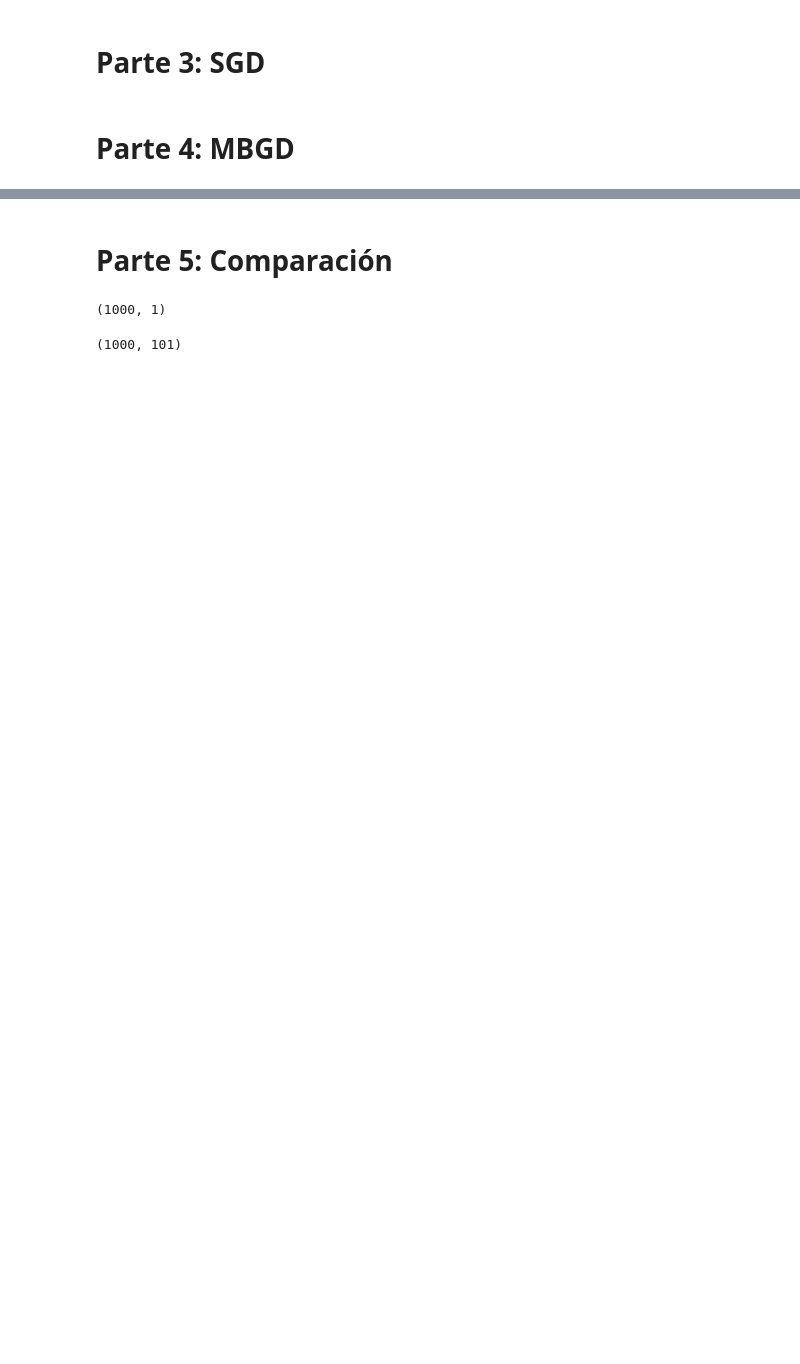
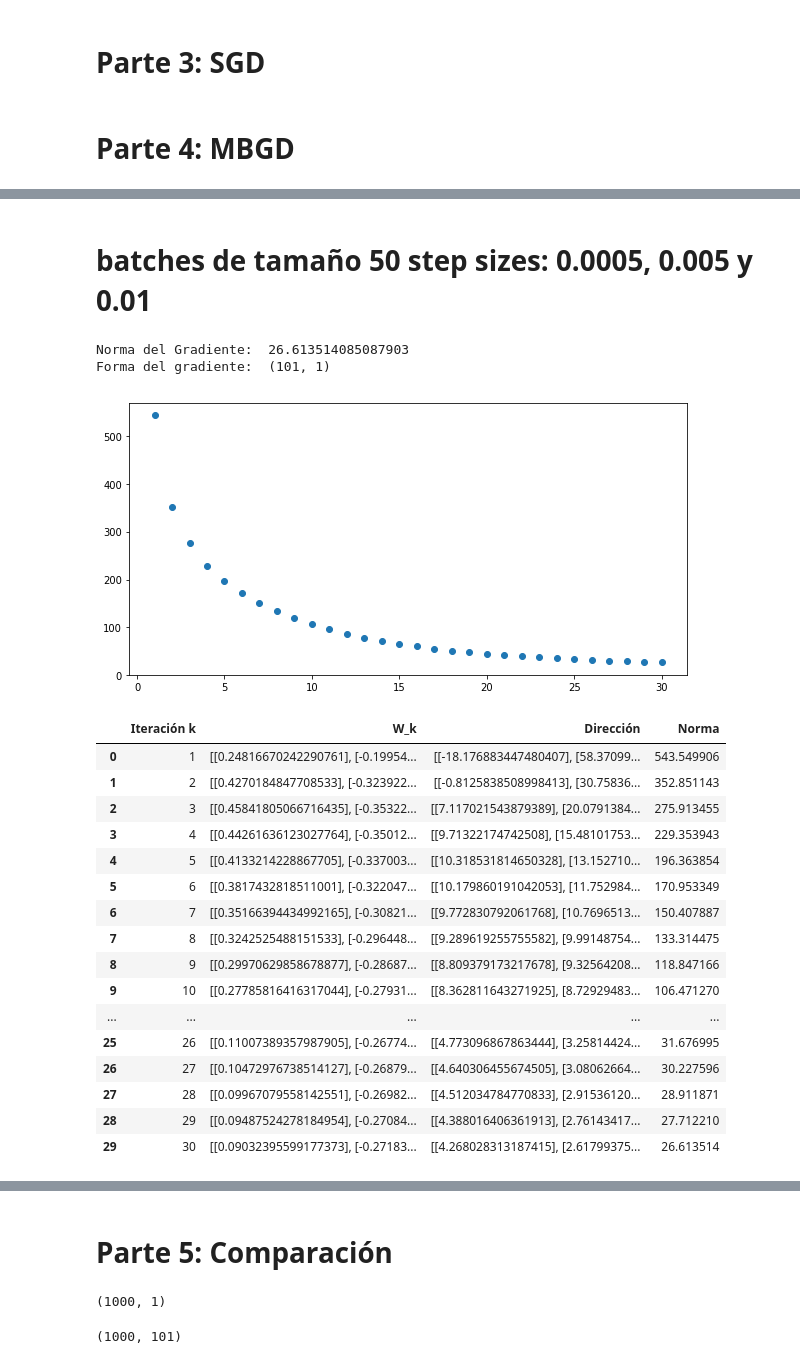
Before and after one commit to jmeonov201/Algoritmos-en-la-Ciencia-de-Datos, a Jupyter notebook: Laboratorio 3/Untitled.ipynb, the cells around one changed output, grey strips where cells are left out. Drawn from its saved outputs; the diff is of its cells as text; code cells hidden in the pictures; blank space fills up the shorter version.

```diff
--- a/Laboratorio 3/Untitled.ipynb
+++ b/Laboratorio 3/Untitled.ipynb
@@ -226,0 +373,26 @@ plt.show()
+# %% [markdown]
+# batches de tamaño 50 step sizes: 0.0005, 0.005 y 0.01
+# %%
+T_10, i_10, nor_10 = MBGD(y,w_nulo,x,50,tol=0.001102,epochs=30,lr=0.0005)
+T_10
+# %% [output]
+Norma del Gradiente:  26.613514085087903
+Forma del gradiente:  (101, 1)
+[figure, added]
+|  | Iteración k | W_k | Dirección | Norma |
+| 0 | 1 | [[0.24816670242290761], [-0.19954... | [[-18.176883447480407], [58.37099... | 543.549906 |
+| 1 | 2 | [[0.4270184847708533], [-0.323922... | [[-0.8125838508998413], [30.75836... | 352.851143 |
+| 2 | 3 | [[0.45841805066716435], [-0.35322... | [[7.117021543879389], [20.0791384... | 275.913455 |
+| 3 | 4 | [[0.44261636123027764], [-0.35012... | [[9.71322174742508], [15.48101753... | 229.353943 |
+| 4 | 5 | [[0.4133214228867705], [-0.337003... | [[10.318531814650328], [13.152710... | 196.363854 |
+| 5 | 6 | [[0.3817432818511001], [-0.322047... | [[10.179860191042053], [11.752984... | 170.953349 |
+| 6 | 7 | [[0.35166394434992165], [-0.30821... | [[9.772830792061768], [10.7696513... | 150.407887 |
+| 7 | 8 | [[0.3242525488151533], [-0.296448... | [[9.289619255755582], [9.99148754... | 133.314475 |
+| 8 | 9 | [[0.29970629858678877], [-0.28687... | [[8.809379173217678], [9.32564208... | 118.847166 |
+| 9 | 10 | [[0.27785816416317044], [-0.27931... | [[8.362811643271925], [8.72929483... | 106.471270 |
+| ... | ... | ... | ... | ... |
+| 25 | 26 | [[0.11007389357987905], [-0.26774... | [[4.773096867863444], [3.25814424... | 31.676995 |
+| 26 | 27 | [[0.10472976738514127], [-0.26879... | [[4.640306455674505], [3.08062664... | 30.227596 |
+| 27 | 28 | [[0.09967079558142551], [-0.26982... | [[4.512034784770833], [2.91536120... | 28.911871 |
+| 28 | 29 | [[0.09487524278184954], [-0.27084... | [[4.388016406361913], [2.76143417... | 27.712210 |
+| 29 | 30 | [[0.09032395599177373], [-0.27183... | [[4.268028313187415], [2.61799375... | 26.613514 |
```
Also changed, not shown: parts of 21 cells of this notebook.
